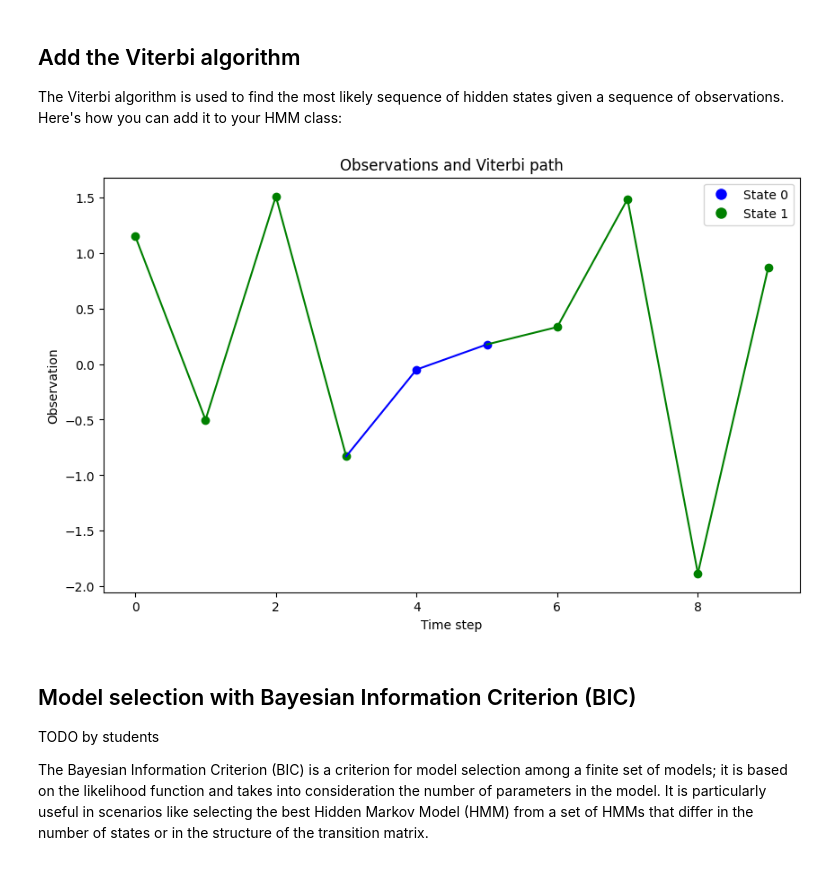
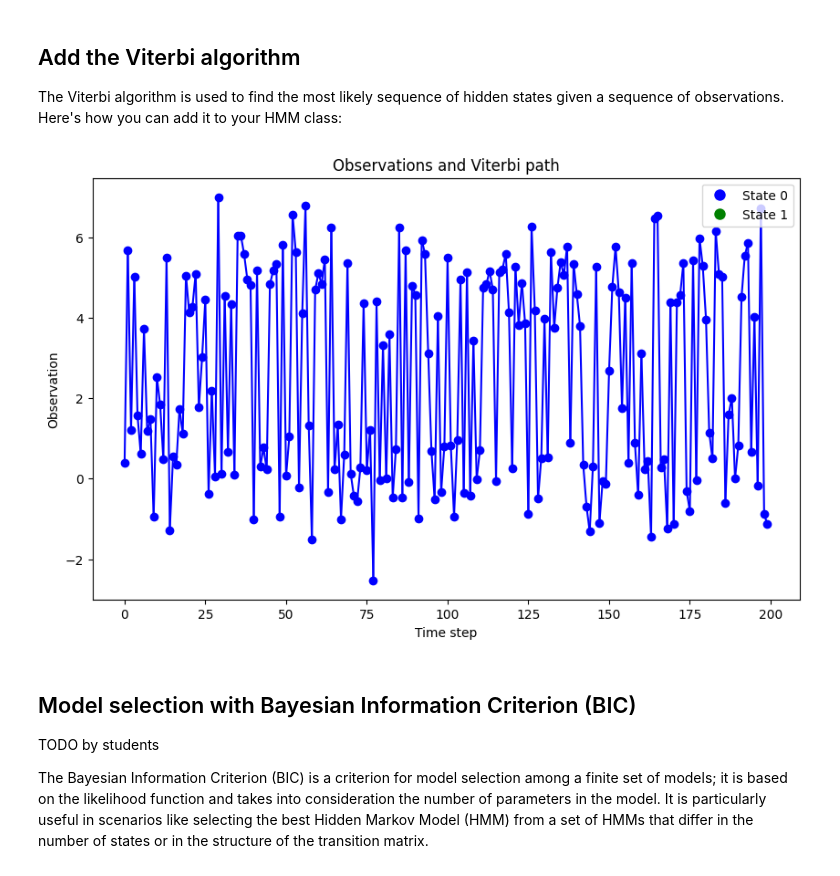
Before and after one commit to vrodriguezf/sertemp, a Jupyter notebook: nbs/unsupervised/hmms_pytorch.ipynb, the cells around one changed output. Drawn from its saved outputs; the diff is of its cells as text; code cells hidden in the pictures.

```diff
--- a/nbs/unsupervised/hmms_pytorch.ipynb
+++ b/nbs/unsupervised/hmms_pytorch.ipynb
@@ -17,14 +18,14 @@ import matplotlib.pyplot as plt
 device = torch.device("cuda" if torch.cuda.is_available() else "cpu")
 # %%
 # Generate some observations with two normal distributions randomly mixed
-observations = np.concatenate([np.random.normal(0, 1, 100), np.random.normal(5, 1, 100)])
-np.random.shuffle(observations)
+data = np.concatenate([np.random.normal(0, 1, 100), np.random.normal(5, 1, 100)])
+#np.random.shuffle(data)
 
 # Plot histogram and time series
 fig, ax = plt.subplots(1, 2, figsize=(10, 5))
-ax[0].hist(observations, bins=50)
+ax[0].hist(data, bins=50)
 ax[0].set_title('Histogram of Observations')
-ax[1].plot(observations)
+ax[1].plot(data)
 ax[1].set_title('Time Series of Observations')
 # %% [output]
 Text(0.5, 1.0, 'Time Series of Observations')
@@ -38,14 +39,15 @@ class HMM(nn.Module):
         self.num_observations = num_observations
 
         # Initialize the model parameters
-        self.start_prob = torch.nn.Parameter(torch.randn(num_states))
-        self.transition_prob = torch.nn.Parameter(torch.randn(num_states, num_states))
+        self.start_prob = torch.nn.Parameter(torch.log_softmax(torch.randn(num_states), dim=0))
+        self.transition_prob = torch.nn.Parameter(torch.log_softmax(torch.randn(num_states, num_states), dim=1))
         self.emission_mean = torch.nn.Parameter(torch.randn(num_states, num_observations))
         self.emission_stddev = torch.nn.Parameter(torch.randn(num_states, num_observations))
 
     def forward(self, observations):
         # Compute the log probabilities of the first observation
-        log_prob = dist.Normal(self.emission_mean, torch.exp(self.emission_stddev)).log_prob(observations[0])
+        log_prob = dist.Normal(self.emission_mean,
+                               torch.exp(self.emission_stddev)).log_prob(observations[0])
         log_prob += self.start_prob.view(-1, 1)
 
         # Compute the log probabilities of the remaining observations
@@ -60,3 +62,8 @@ class HMM(nn.Module):
     def log_sum_exp(tensor):
         max_val = tensor.max()
         return max_val + (tensor - max_val).exp().sum().log()
+
+# Create a Hidden Markov Model with 2 states and 2 observations
+m = HMM(num_states=2, num_observations=2)
+foo = torch.tensor([[0.1, 0.9], [0.9, 0.1]])
+m(foo)
@@ -69,9 +78,10 @@ model.to(device)
 optimizer = torch.optim.SGD(model.parameters(), lr=0.01)
 
 # Train the model
+X = torch.tensor(data, dtype=torch.float32, device=device)[:, None]
 for i in range(1000):
     optimizer.zero_grad()
-    loss = model(observations)
+    loss = model(X)
     loss.backward()
     optimizer.step()
     if i % 100 == 0:
@@ -84,5 +94,5 @@ print(f"Emission Mean: {model.emission_mean}")
 print(f"Emission Stddev: {model.emission_stddev}")
 
 # Print the log probability of the observations
-print(f"Log Probability of Observations: {model(observations)}")
+print(f"Log Probability of Observations: {model(X)}")
 # %% [output]
@@ -144,32 +154,36 @@ def transition_model_maxmul(self, log_alpha):
 HMM.viterbi = viterbi
 HMM.emission_log_prob = emission_log_prob
 HMM.transition_model_maxmul = transition_model_maxmul
+# %%
+# Find the most likely state sequence
+model.to(device)
+path = model.viterbi(X)
 # %%
 from matplotlib.lines import Line2D
 
 fig, ax = plt.subplots(figsize=(10, 6))
 
 # Plot the observations with the color representing the state
 colors = ['blue', 'green']  # Add more colors if you have more states
 for i in range(len(path)):
-    ax.scatter(i, observations[i].cpu().numpy(), color=colors[path[i]])
+    ax.scatter(i, data[i], color=colors[path[i]])
     # link the observations with lines
     if i > 0:
-        ax.plot([i-1, i], [observations[i-1].cpu().numpy(), observations[i].cpu().numpy()], color=colors[path[i]])
+        ax.plot([i-1, i], [data[i-1], data[i]], color=colors[path[i]])
 
 # Create a list of Line2D objects to represent each state in the legend
 legend_elements = [Line2D([0], [0], marker='o', color='w', label='State {}'.format(i), markerfacecolor=c, markersize=10) for i, c in enumerate(colors)]
 
 # Add the legend to the plot
 ax.legend(handles=legend_elements, loc='upper right')
 
 ax.set_xlabel('Time step')
 ax.set_ylabel('Observation')
 
 plt.title('Observations and Viterbi path')
 plt.show()
 # %% [output]
-[figure, old version]
+[figure, new version]
 # %% [markdown]
 ## Model selection with Bayesian Information Criterion (BIC)
 
```
Also changed, not shown: parts of 4 cells of this notebook, 4 other files.
